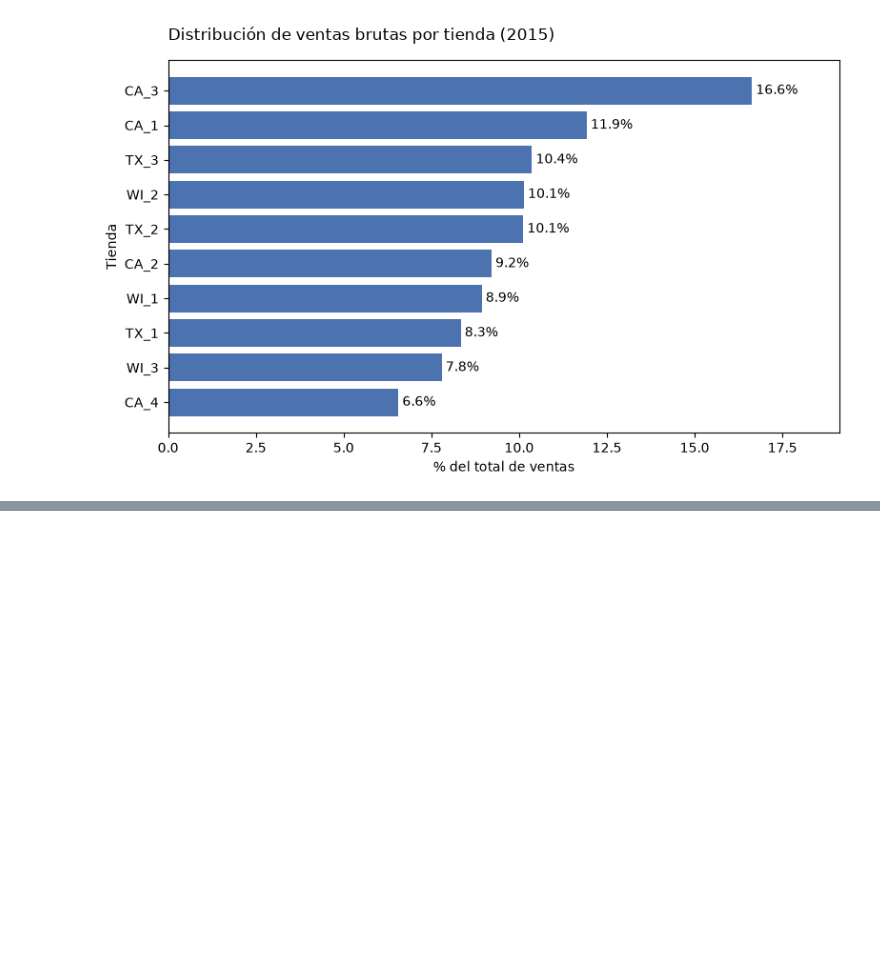
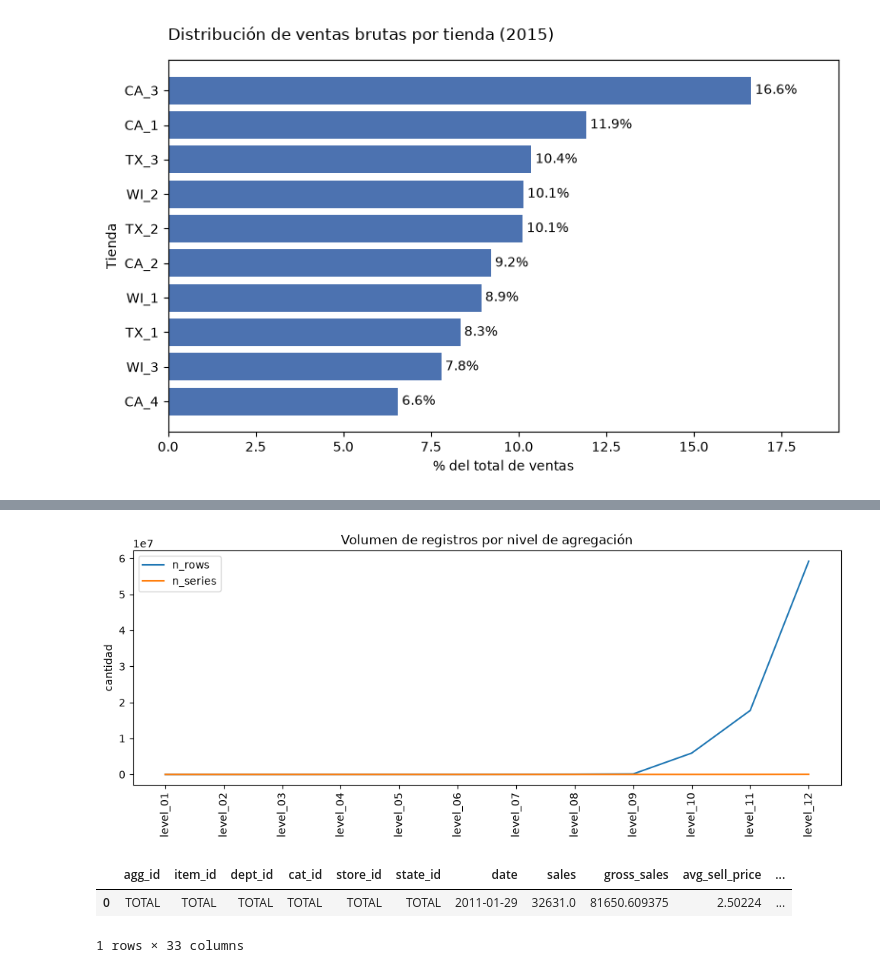
Before and after one commit to njimenez94/forecast-tfm, a Jupyter notebook: notebooks/01_eda.ipynb, the cells around one changed output, grey strips where cells are left out. Cells and saved outputs as stored; diff of their text form; code cells hidden in the pictures; blank space fills up the shorter version.

```diff
--- a/notebooks/01_eda.ipynb
+++ b/notebooks/01_eda.ipynb
@@ -490,0 +581,20 @@ df_store.to_clipboard(index=False, sep='\t', decimal=',')
+# %%
+fig, ax = plt.subplots(figsize=(12, 4))
+
+sns.lineplot(data=df_level_stats, x=df_level_stats.index, y='n_rows', label='n_rows', ax=ax)
+sns.lineplot(data=df_level_stats, x=df_level_stats.index, y='n_series', label='n_series', ax=ax)
+
+ax.set_title('Volumen de registros por nivel de agregación')
+plt.xticks(rotation=90)
+plt.ylabel('cantidad')
+plt.xlabel('')
+plt.legend()
+plt.show()
+# %% [output]
+[figure, added]
+# %%
+count_level['level_01']
+# %% [output]
+|  | agg_id | item_id | dept_id | cat_id | store_id | state_id | date | sales | gross_sales | avg_sell_price | ... |
+| 0 | TOTAL | TOTAL | TOTAL | TOTAL | TOTAL | TOTAL | 2011-01-29 | 32631.0 | 81650.609375 | 2.50224 | ... |
+1 rows × 33 columns
```
Also changed, not shown: parts of 10 cells of this notebook, 5 other files.
